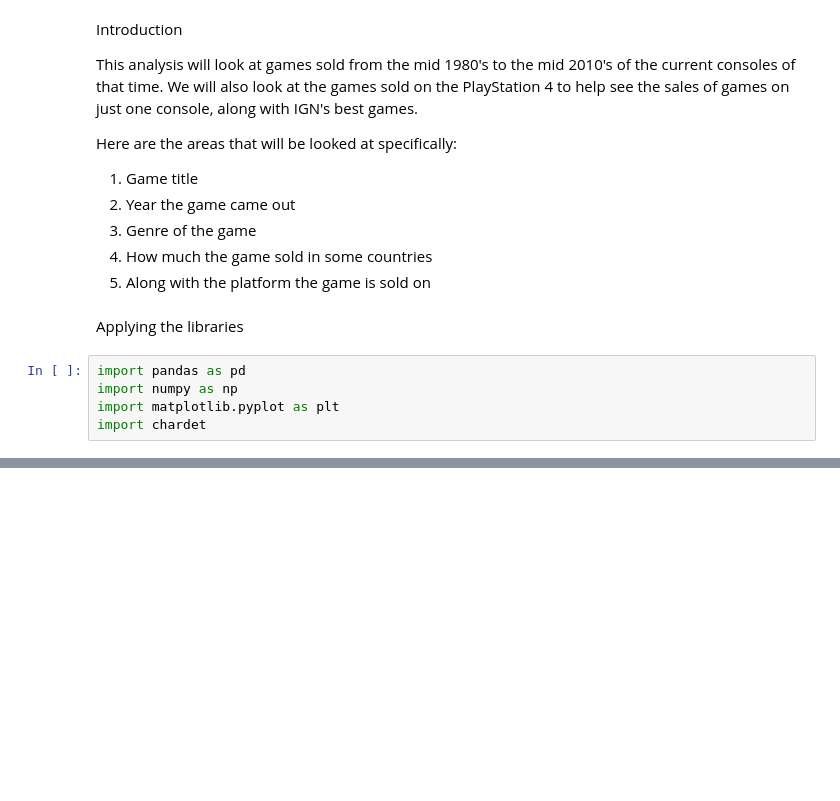
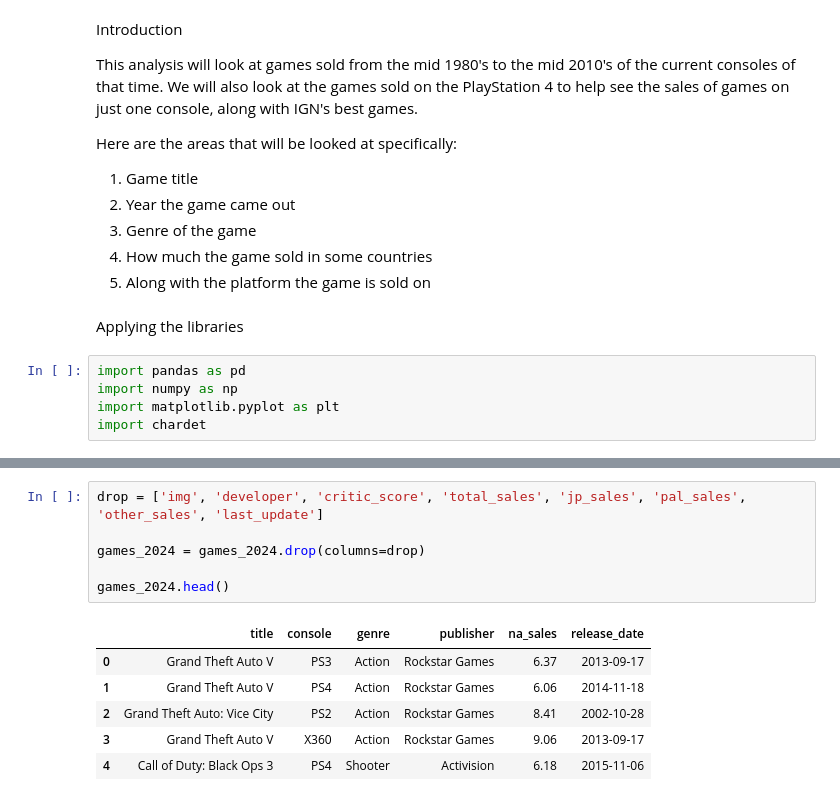
Before and after one commit to Jake-guerrero/Video-Game-Sells, a Jupyter notebook: Video Games.ipynb, the cells around one changed output, grey strips where cells are left out. Cells and saved outputs as stored; diff of their text form; blank space fills up the shorter version.

```diff
--- a/Video Games.ipynb
+++ b/Video Games.ipynb
@@ -81,0 +73,13 @@ ign.head(20)
+# %%
+drop = ['img', 'developer', 'critic_score', 'total_sales', 'jp_sales', 'pal_sales', 'other_sales', 'last_update']
+
+games_2024 = games_2024.drop(columns=drop)
+
+games_2024.head()
+# %% [output]
+|  | title | console | genre | publisher | na_sales | release_date |
+| 0 | Grand Theft Auto V | PS3 | Action | Rockstar Games | 6.37 | 2013-09-17 |
+| 1 | Grand Theft Auto V | PS4 | Action | Rockstar Games | 6.06 | 2014-11-18 |
+| 2 | Grand Theft Auto: Vice City | PS2 | Action | Rockstar Games | 8.41 | 2002-10-28 |
+| 3 | Grand Theft Auto V | X360 | Action | Rockstar Games | 9.06 | 2013-09-17 |
+| 4 | Call of Duty: Black Ops 3 | PS4 | Shooter | Activision | 6.18 | 2015-11-06 |
```
Also changed, not shown: parts of 15 cells of this notebook, 2 other files.
